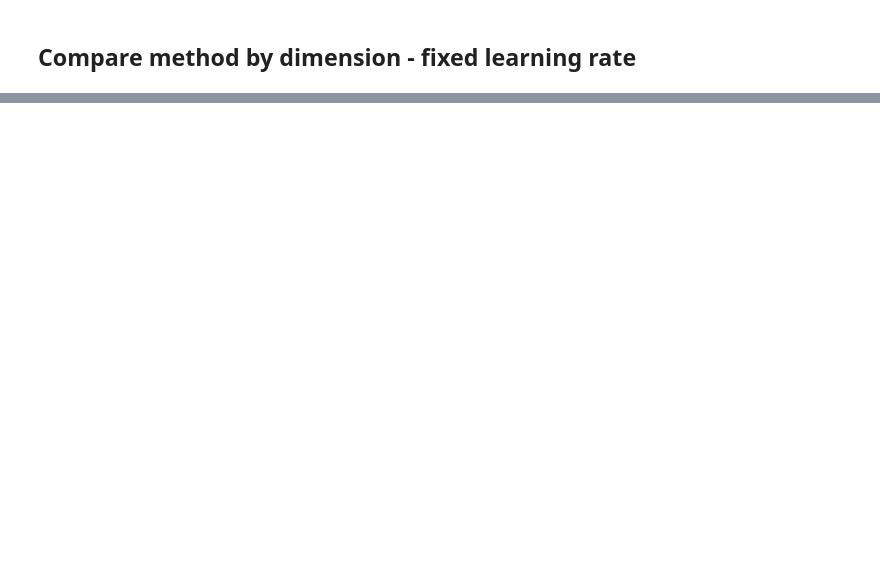
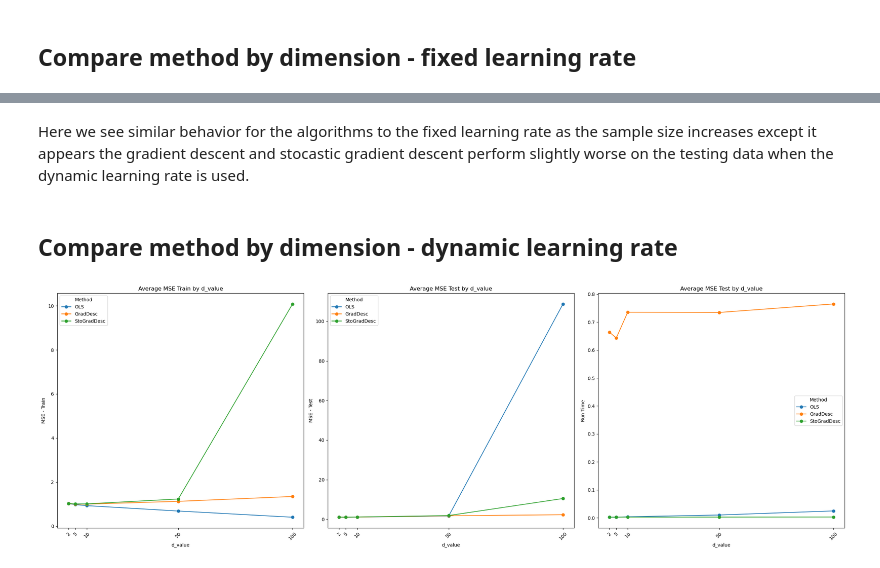
Before and after one commit to claricemottet/GaborML_problem16, a Jupyter notebook: GaborML_problem16_AW.ipynb, the cells around one changed output, grey strips where cells are left out. Saved outputs shown, nothing was run; the diff lists cells and outputs as text; code cells hidden in the pictures; blank space fills up the shorter version.

```diff
--- a/GaborML_problem16_AW.ipynb
+++ b/GaborML_problem16_AW.ipynb
@@ -285,14 +294,11 @@ plt.show()
 results_dynamic = pd.DataFrame()
 method_learning_rate = "dynamic"
 method_algorithm = ['OLS','GradDesc','StoGradDesc']
-# n_values = [10, 20, 100, 500]
-# d_values = [2, 5, 10, 50, 100]
-
-n_values = [4, 6, 8, 10]
-d_values = [2, 4, 6, 8]
+n_values = [10, 20, 100, 500]
+d_values = [2, 5, 10, 50, 100]
 
 #calculate average of the performance results over 5 runs
-number_of_runs = 2
+number_of_runs = 5
 run_number = 0
 
 #running through the n_values and d_values to compare algorithm methods
@@ -328,7 +342,7 @@ method_algorithm = ['OLS','GradDesc','StoGradDesc']
 
 #calculate average metrics for n_values
 for col in ['mse_train', 'mse_test', 'run_time']:
-    df[col] = df.groupby(by = ['method','n_value'])[col].transform('mean')
+    df[col] = df.groupby(by = ['method',parameter])[col].transform('mean')
 df.drop_duplicates(subset = ['method',parameter], inplace = True)
 
 # Creating the plot with adjustments for clear visibility of 'n_value'
@@ -360,39 +376,45 @@ plt.show()
+# %% [markdown]
+Here we see similar behavior for the algorithms to the fixed learning rate as the sample size increases except it appears the gradient descent and stocastic gradient descent perform slightly worse on the testing data when the dynamic learning rate is used.
+# %% [markdown]
+## Compare method by dimension - dynamic learning rate
 # %%
-#look at the fixed learning rate results
+#look at the dynamic learning rate results
 
 df = results_dynamic.copy()
-df = df[df['n_value']>100]
+df = df[df['n_value']>=100]
 parameter = 'd_value'
 method_algorithm = ['OLS','GradDesc','StoGradDesc']
 
 #calculate average metrics for n_values
 for col in ['mse_train', 'mse_test', 'run_time']:
-    df[col] = df.groupby(by = ['method','n_value'])[col].transform('mean')
+    df[col] = df.groupby(by = ['method',parameter])[col].transform('mean')
 df.drop_duplicates(subset = ['method',parameter], inplace = True)
 
 # Creating the plot with adjustments for clear visibility of 'n_value'
 fig, axes = plt.subplots(nrows=1, ncols=3, figsize=(24, 8))
 for j, metric in enumerate(['mse_train', 'mse_test', 'run_time']):
     ax = axes[j]
     for method in method_algorithm:
         subset = df[(df['method'] == method)]
         ax.plot(subset[parameter].to_numpy(), subset[metric].to_numpy(), marker='o', linestyle='-', label=method)
 
     if j == 0:
         ax.set_title(f'Average MSE Train by {parameter}')
         ax.set_ylabel('MSE - Train')
         ax.set_xlabel(parameter)
     elif j == 1:
         ax.set_title(f'Average MSE Test by {parameter}')
         ax.set_ylabel('MSE - Test')
         ax.set_xlabel(parameter)
     else:
         ax.set_title(f'Average MSE Test by {parameter}')
         ax.set_ylabel('Run Time')
         ax.set_xlabel(parameter)
     ax.legend(title='Method')
     ax.set_xticks(subset[parameter])
     ax.tick_params(axis='x', rotation=45)
 
 plt.tight_layout()
 plt.show()
+# %% [output]
+[figure, added]
```
Also changed, not shown: parts of 11 cells of this notebook.
